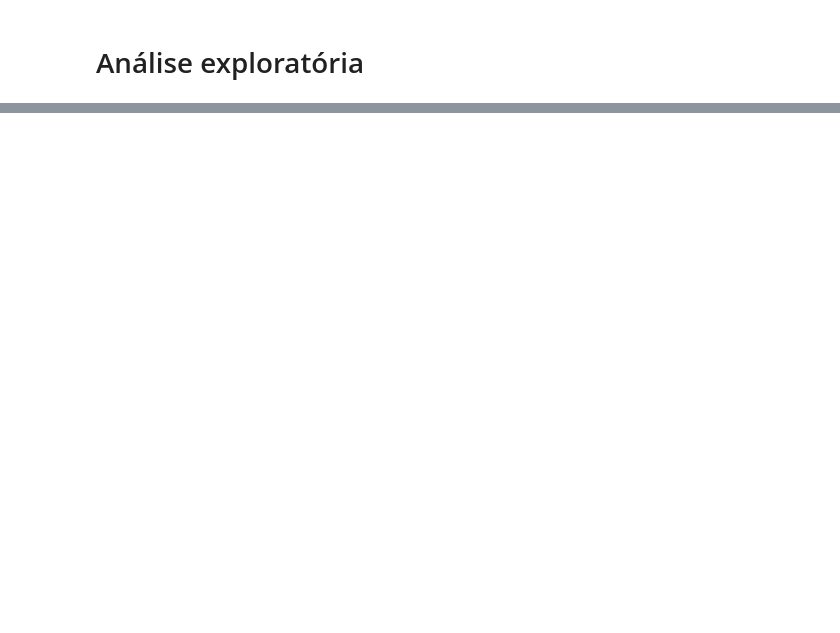
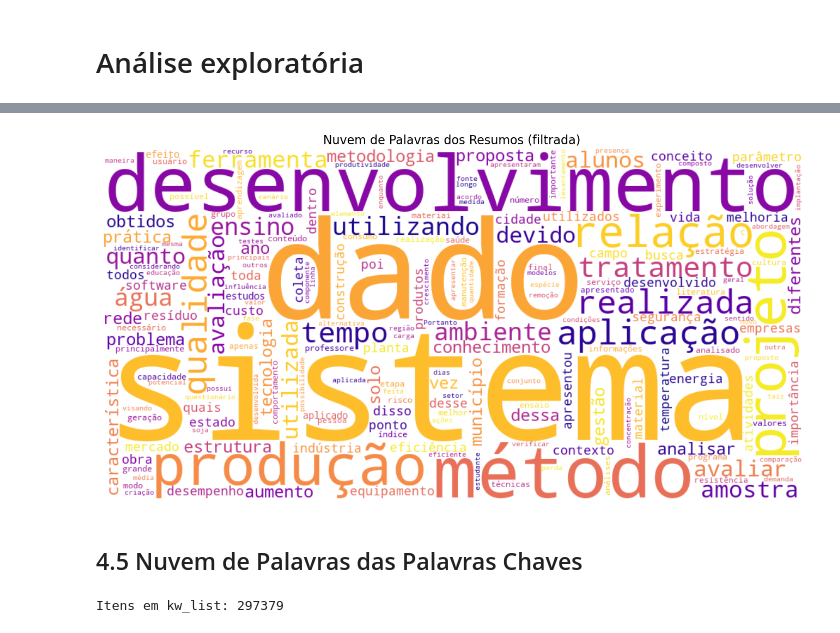
Before and after one commit to guilherme9718/analise-publicacoes-riut-utfpr, a Jupyter notebook: analise_exploratoria.ipynb, the cells around one changed output, grey strips where cells are left out. Drawn from its saved outputs; the diff is of its cells as text; code cells hidden in the pictures; blank space fills up the shorter version.

```diff
--- a/analise_exploratoria.ipynb
+++ b/analise_exploratoria.ipynb
@@ -287,0 +321,64 @@ ValueError: too many values to unpack (expected 2)
+# %%
+# Gerar texto completo
+texto_resumos = " ".join(df['resumo'].dropna().astype(str).values)
+
+# Criar nuvem com stopwords
+wordcloud = WordCloud(
+    width=1000,
+    height=500,
+    background_color='white',
+    colormap='plasma',
+    stopwords=stopwords_custom,
+    max_words=200
+).generate(texto_resumos)
+
+# Exibir
+plt.figure(figsize=(15, 7))
+plt.imshow(wordcloud, interpolation='bilinear')
+plt.axis("off")
+plt.title('Nuvem de Palavras dos Resumos (filtrada)', fontsize=16)
+plt.tight_layout()
+plt.show()
+# %% [output]
+[figure, added]
+# %% [markdown]
+## 4.5 Nuvem de Palavras das Palavras Chaves
+# %%
+kw_list = []
+kw_dict = defaultdict(set)
+
+def proccess_keyword(kw):
+    kw = kw.strip()
+    kw = unidecode.unidecode(kw)
+    kw = kw.lower()
+    return kw
+
+def keyword_generator(kws):
+    for kw in kws:
+        kw = proccess_keyword(kw)
+
+        # Extrai "tema - subtitulo"
+        for topic, subtopic in re.findall(r'([\w\s-]+)\s+-\s+([\w\s-]+)', kw):
+            yield from topic.split()
+            yield from subtopic.split()
+
+        # Extrai "termo (traducao)"
+        for topic, subtopic in re.findall(r'([\w\s]+)\(([\w\s]+)\)', kw):
+            yield from topic.split()
+            yield from subtopic.split()
+
+        # Dividir palavras compostas também aqui
+        for word in kw.split():
+            yield word
+
+# Recriar kw_list
+for index, row in df.iterrows():
+    if isinstance(row['keywords'], (list, tuple, np.ndarray)):
+        for kw in keyword_generator(row['keywords']):
+            if kw not in kw_dict[index]:
+                kw_dict[index].add(kw)
+                kw_list.append((index, kw))
+
+print("Itens em kw_list:", len(kw_list))
+# %% [output]
+Itens em kw_list: 297379
```
Also changed, not shown: parts of 61 cells of this notebook.
